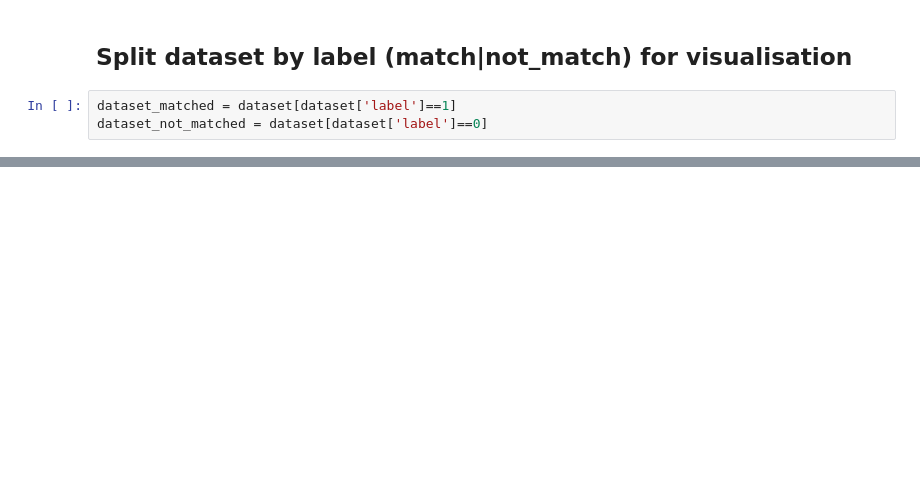
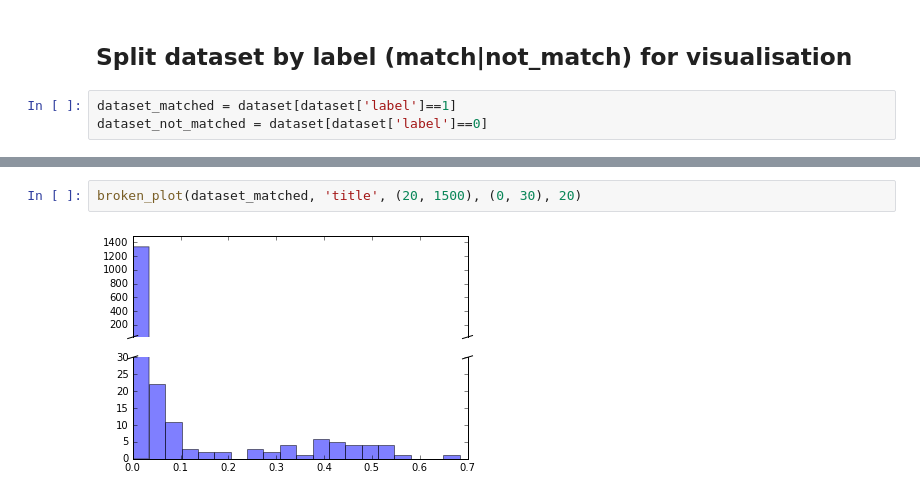
Before and after one commit to isendel/wd_matcher, a Jupyter notebook: wd_matcher/Weighted Word Document matching.ipynb, the cells around one changed output, grey strips where cells are left out. Saved outputs shown, nothing was run; the diff lists cells and outputs as text; blank space fills up the shorter version.

```diff
--- a/wd_matcher/Weighted Word Document matching.ipynb
+++ b/wd_matcher/Weighted Word Document matching.ipynb
@@ -74,0 +58,4 @@ print(sum(dataset_not_matched[features].mean()))
+# %%
+broken_plot(dataset_matched, 'title', (20, 1500), (0, 30), 20)
+# %% [output]
+[figure, added]
```
Also changed, not shown: parts of 25 cells of this notebook, 3 other files.
